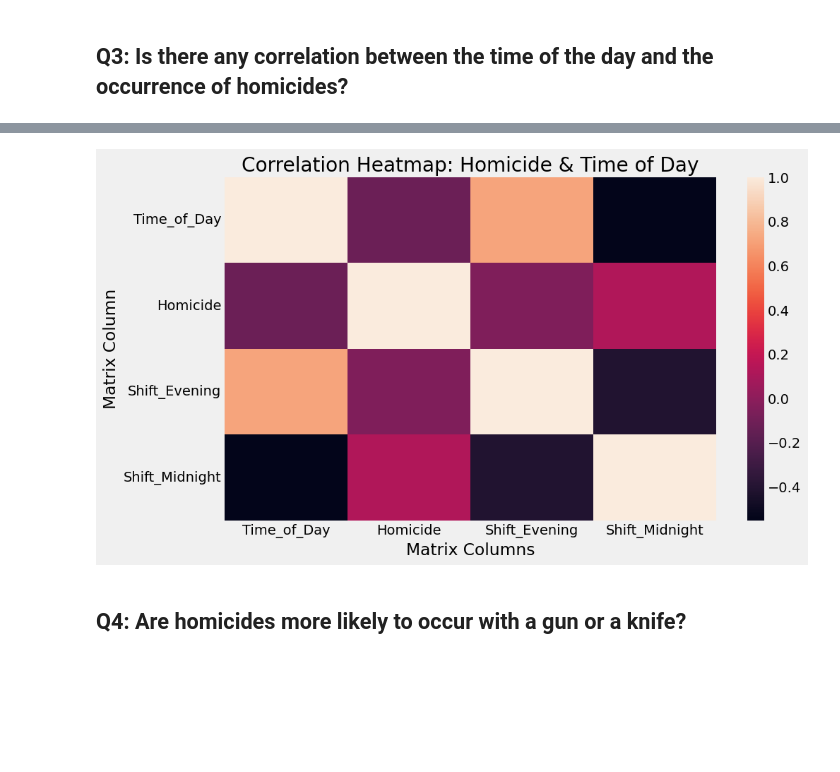
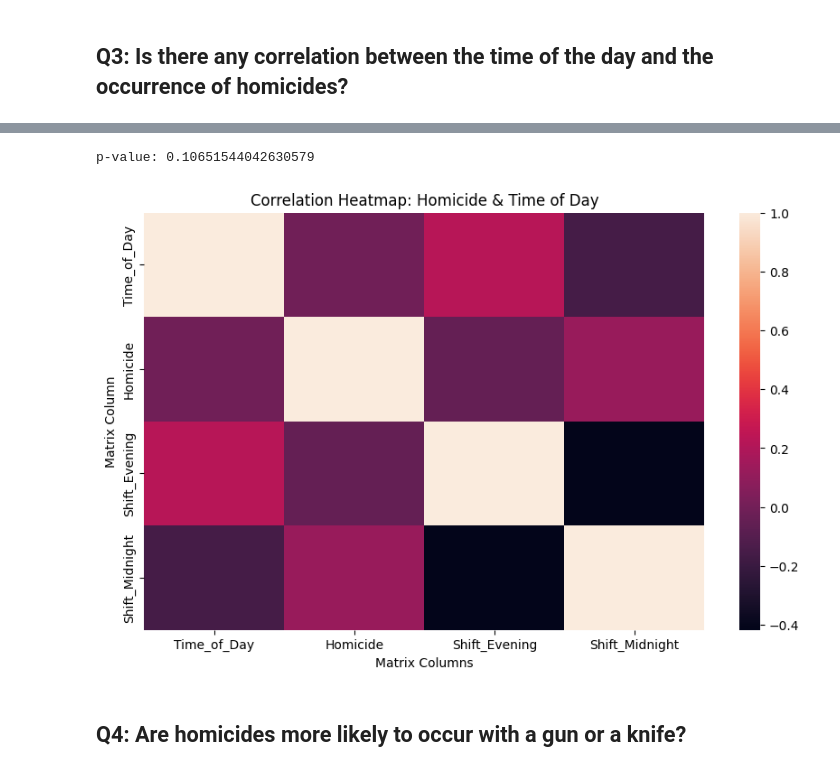
Before and after one commit to 1seanob1337/DC-Metro-Crime-Data-2007---2017, a Jupyter notebook: notebooks/work.ipynb, the cells around one changed output, grey strips where cells are left out. Saved outputs shown, nothing was run; the diff lists cells and outputs as text; code cells hidden in the pictures; blank space fills up the shorter version.

```diff
--- a/notebooks/work.ipynb
+++ b/notebooks/work.ipynb
@@ -32,11 +41,10 @@ from folium.plugins import HeatMap
 # Read file in and drop first two rows.
 # First two rows seem to make like no sense with the rest of this data set.
 # Plan is to drop them.
-
 # Use clean class and init a cleaner object.
 cleaner = clean.Clean()
 
-df = cleaner.read_file('/Users/joel/Desktop/daimil10/capstone_1/DC-Metro-Crime-Data-2007---2017/data/dc_crime_add_vars.csv')
+df = cleaner.read_file(f'{DATA_DIR}/dc_crime_add_vars.csv')
 df = df.drop(['Unnamed: 0', 'X'], axis=1)
 df.head()
 # %% [output]
@@ -325,0 +364,6 @@ plotter.bar_chart(homicides_by_location, 'Ward', 'Homicides', 'Number of Homicid
+# %%
+def fifteen(n):
+    if pd.isna(n):
+        return -1
+    else:
+        return round((n*4)/4)
@@ -325,0 +385,14 @@ plotter.bar_chart(homicides_by_location, 'Ward', 'Homicides', 'Number of Homicid
+# %%
+
+
+TIME_COL='START_DATE'
+df['Time_of_Day'] = pd.to_datetime(df['START_DATE'],format="%m/%d/%Y %I:%M:%S %p",errors='coerce').dt.hour.astype('Float64')+(pd.to_datetime(df['START_DATE'],format="%m/%d/%Y %I:%M:%S %p",errors='coerce').dt.minute /60.0 ).astype('Float64')
+# df['Time_of_Day'].describe()
+df['Time_of_Day']=df['Time_of_Day'].apply(fifteen)
+df['Time_of_Day'].describe()
+df['Homicide'] = df['OFFENSE'].apply(lambda x: 1 if 'HOMICIDE' in x else 0)
+grouped= df.groupby('Time_of_Day').agg('sum')['Homicide']
+grouped.head(25)
+# plt.figure(figsize=(10,6))
+plt.plot(grouped.index,grouped.values)
+plt.show()
@@ -326,27 +401,34 @@ plotter.bar_chart(homicides_by_location, 'Ward', 'Homicides', 'Number of Homicid
+# %%
+import scipy.stats
+
+spearman_corr, p_value = scipy.stats.spearmanr(grouped.index, grouped.values)
+print(f"p-value: {p_value}")
+# %% [output]
+p-value: 0.10651544042630579
 # %%
 # Q3: Is there any correlation between the time of the day and the occurrence of homicides?
 # Heat Map.
 # This one gets a little funky.
 
 # Extract the hour from the 'REPORT_DAT' column.
 # Seems to be more stable then the actaul hour column?
-df['Time_of_Day'] = pd.to_datetime(df['REPORT_DAT']).dt.hour
+# df['Time_of_Day'] = pd.to_datetime(df['REPORT_DAT']).dt.hour
 
 # Create a binary(dummy) column for the category based columns.
 # https://codereview.stackexchange.com/questions/251690/create-dummy-variables-in-dataframe-using-for-loop-and-apply-lambda
 df['Homicide'] = df['OFFENSE'].apply(lambda x: 1 if 'HOMICIDE' in x else 0)
 df['Shift_Evening'] = df['SHIFT'].apply(lambda x: 1 if 'EVENING' in x else 0)
 df['Shift_Midnight'] = df['SHIFT'].apply(lambda x: 1 if 'MIDNIGHT' in x else 0)
 
 # Select the columns of interest for corr df.
 correlation_df= df[['Time_of_Day', 'Homicide', 'Shift_Evening', 'Shift_Midnight']]
 corr_matrix = correlation_df.corr()
-
+plotter=plot.Plot()
 # Already have my plotter object from the line chart.
 # Use heatmap method to make my graph!
 plotter.heatmap(corr_matrix, 'Matrix Columns', 'Matrix Column', 'Correlation Heatmap: Homicide & Time of Day')
 # %% [output]
-[figure, old version]
+[figure, new version]
 # %% [markdown]
 ## Q4: Are homicides more likely to occur with a gun or a knife?
 # %%
```
Also changed, not shown: parts of 9 cells of this notebook, 5 other files.
